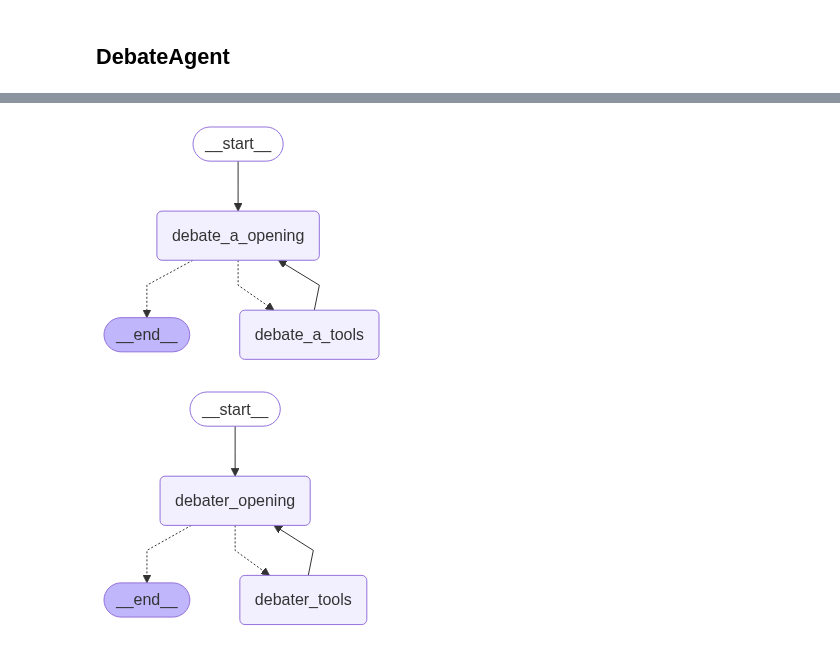
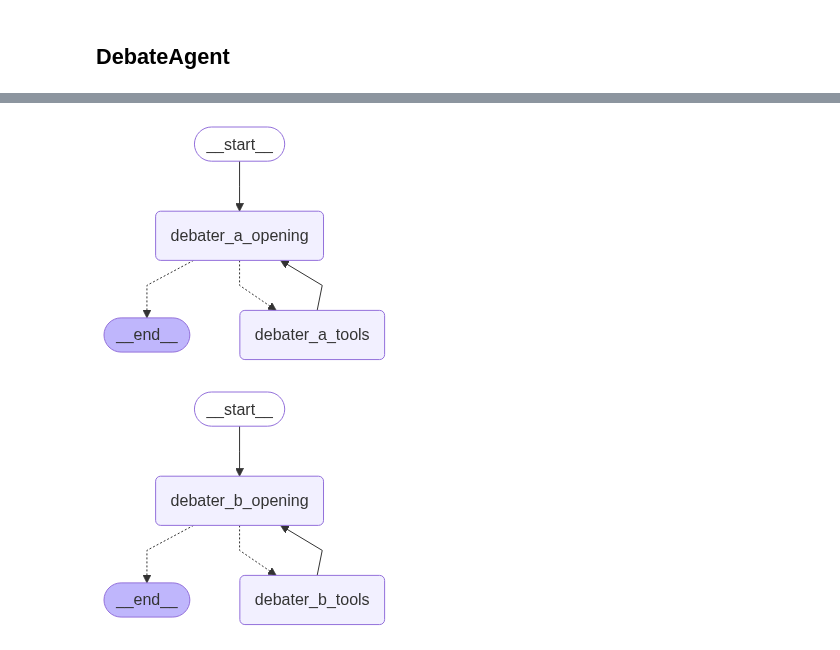
Before and after one commit to YashSax/DebateSimulator, a Jupyter notebook: debating.ipynb, the cells around one changed output, grey strips where cells are left out. Cells and saved outputs as stored; diff of their text form; code cells hidden in the pictures.

```diff
--- a/debating.ipynb
+++ b/debating.ipynb
@@ -154,10 +155,10 @@ def debate_llm(state: DebateAgentOpeningInput) -> DebateAgentOpeningOutput:
     }
 # %%
-def custom_tool_router_factory(tool_node_name: str):
+def custom_tool_router_factory(side: Literal['a', 'b']):
     def custom_tool_router(
         state: Union[list[AnyMessage], dict[str, Any], BaseModel],
-        messages_key: str = "messages"
-    ) -> Literal[tool_node_name, '__end__']:
+        messages_key: str = f"messages_{side}"
+    ) -> Literal[f"debater_{side}_tools", '__end__']:
         if isinstance(state, list):
             ai_message = state[-1]
         elif isinstance(state, dict) and (messages := state.get(messages_key, [])):
@@ -167,48 +168,32 @@ def custom_tool_router_factory(tool_node_name: str):
         else:
             raise ValueError(f"No messages found in input state to tool_edge: {state}")
         if hasattr(ai_message, "tool_calls") and len(ai_message.tool_calls) > 0:
-            return tool_node_name
+            return f"debater_{side}_tools"
         return "__end__"
 
     return custom_tool_router
-# %%
-from langgraph.graph import StateGraph
-from langgraph.prebuilt import ToolNode, tools_condition
-from langgraph.graph import StateGraph, START, END
-from IPython.display import Image, display
-
-# Since DebateOutput only contains messages, the overall state is the same as DebateInput
-builder = StateGraph(DebateAgentOpeningOverallState, input_schema=DebateAgentOpeningInput, output_schema=DebateAgentOpeningOutput)
-# builder.add_node("debate_opening_router", debate_opening_router)
-builder.add_node("debate_a_opening", debate_llm)
-builder.add_node("debate_a_tools", ToolNode([web_search]))
-# builder.add_node("debate_b_opening", debate_llm)
-# builder.add_node("debate_b_tools", ToolNode([web_search]))
-
-builder.add_edge(START, "debate_a_opening")
-# builder.add_conditional_edges("debate_opening_router", debate_opening_router_condition)
-builder.add_conditional_edges("debate_a_opening", custom_tool_router_factory("debate_a_tools"))
-# builder.add_conditional_edges("debate_b_opening", custom_tool_router_factory("debate_b_tools"))
-builder.add_edge("debate_a_tools", "debate_a_opening")
-# builder.add_edge("debate_b_tools", "debate_b_opening")
-
-graph = builder.compile()
-
-display(Image(graph.get_graph().draw_mermaid_png()))
-# %% [output]
-[figure, removed]
 # %%
-debater_subgraph_builder = StateGraph(DebateAgentOpeningOverallState, input_schema=DebateAgentOpeningInput, output_schema=DebateAgentOpeningOutput)
-debater_subgraph_builder.add_node("debater_opening", debate_llm)
-debater_subgraph_builder.add_node("debater_tools", ToolNode([web_search]))
+debater_a_subgraph_builder = StateGraph(DebateState)
+debater_a_subgraph_builder.add_node("debater_a_opening", debater_a_llm)
+debater_a_subgraph_builder.add_node("debater_a_tools", ToolNode([web_search], messages_key="messages_a"))
 
-debater_subgraph_builder.add_edge(START, "debater_opening")
-debater_subgraph_builder.add_conditional_edges("debater_opening", custom_tool_router_factory("debater_tools"))
-debater_subgraph_builder.add_edge("debater_tools", "debater_opening")
+debater_a_subgraph_builder.add_edge(START, "debater_a_opening")
+debater_a_subgraph_builder.add_conditional_edges("debater_a_opening", custom_tool_router_factory(side="a"))
+debater_a_subgraph_builder.add_edge("debater_a_tools", "debater_a_opening")
 
-debater_a_subgraph = debater_subgraph_builder.compile()
-debater_b_subgraph = debater_subgraph_builder.compile()
+debater_b_subgraph_builder = StateGraph(DebateState)
+debater_b_subgraph_builder.add_node("debater_b_opening", debater_b_llm)
+debater_b_subgraph_builder.add_node("debater_b_tools", ToolNode([web_search], messages_key="messages_b"))
 
-display(Image(debater_subgraph.get_graph().draw_mermaid_png()))
+debater_b_subgraph_builder.add_edge(START, "debater_b_opening")
+debater_b_subgraph_builder.add_conditional_edges("debater_b_opening", custom_tool_router_factory(side="b"))
+debater_b_subgraph_builder.add_edge("debater_b_tools", "debater_b_opening")
+
+debater_a_subgraph = debater_a_subgraph_builder.compile()
+debater_b_subgraph = debater_b_subgraph_builder.compile()
+
+display(Image(debater_a_subgraph.get_graph().draw_mermaid_png()))
+display(Image(debater_b_subgraph.get_graph().draw_mermaid_png()))
 # %% [output]
-[figure, old version]
+[figure, new version]
+[figure, added]
```
Also changed, not shown: parts of 16 cells of this notebook, 1 other file.
